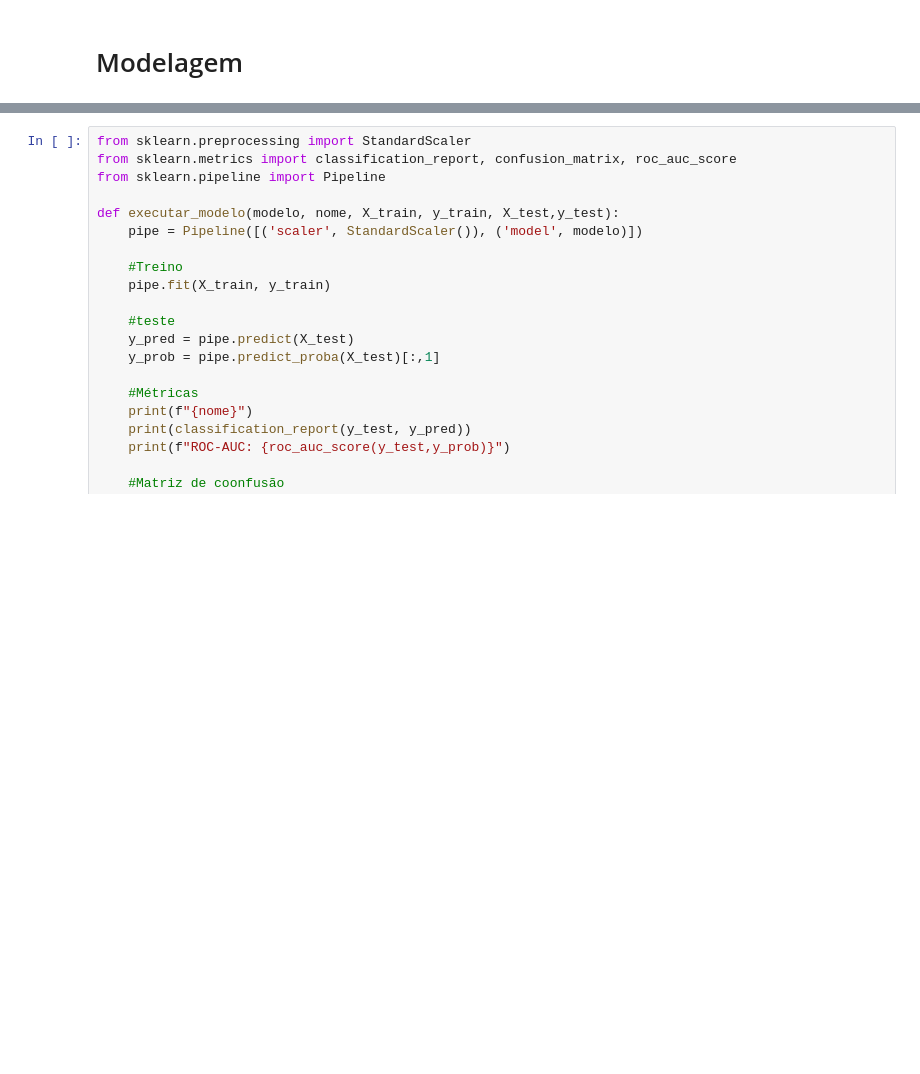
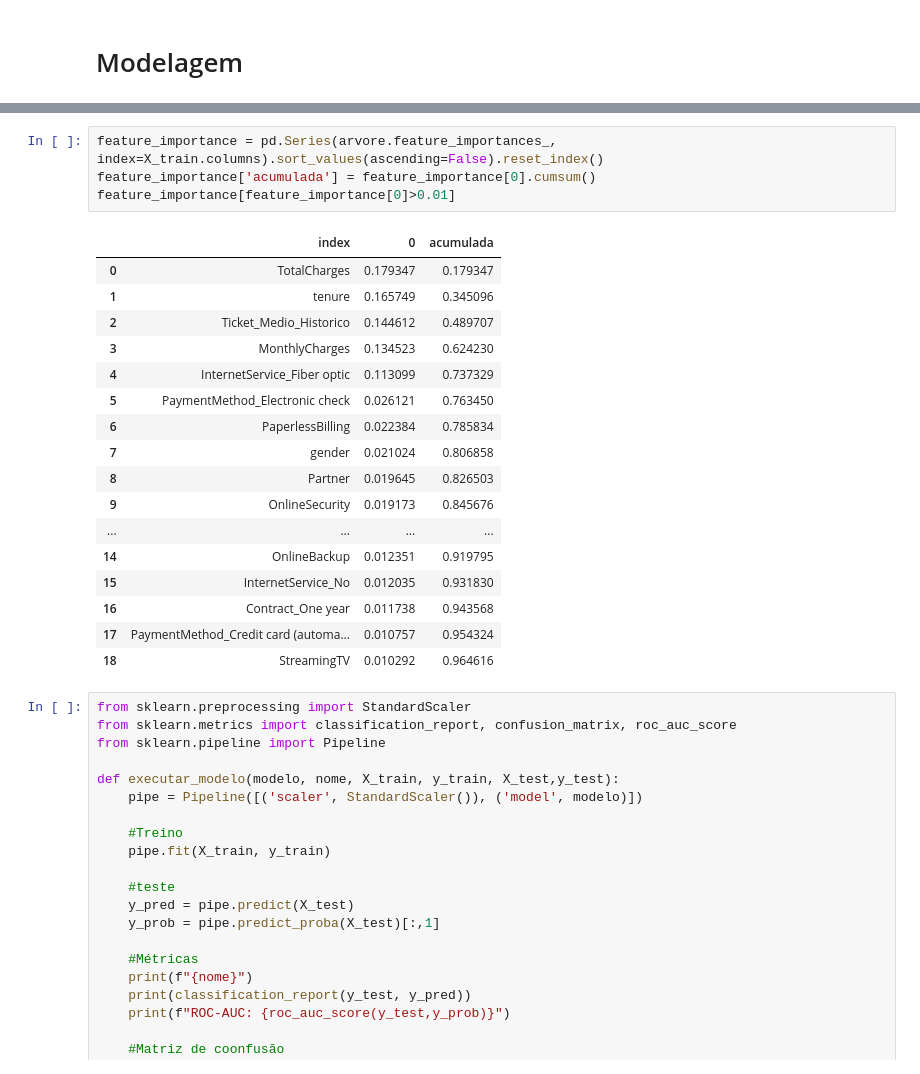
Before and after one commit to xmillena/Customer-Churn-predict, a Jupyter notebook: customer-churn-com-impacto-de-neg-cio (2).ipynb, the cells around one changed output, grey strips where cells are left out. Saved outputs shown, nothing was run; the diff lists cells and outputs as text; blank space fills up the shorter version.

```diff
--- a/customer-churn-com-impacto-de-neg-cio (2).ipynb
+++ b/customer-churn-com-impacto-de-neg-cio (2).ipynb
@@ -287,3 +334,25 @@ Treino: (4930, 27), Teste: (2113, 27)
+# %%
+feature_importance = pd.Series(arvore.feature_importances_, index=X_train.columns).sort_values(ascending=False).reset_index()
+feature_importance['acumulada'] = feature_importance[0].cumsum()
+feature_importance[feature_importance[0]>0.01]
+# %% [output]
+|  | index | 0 | acumulada |
+| 0 | TotalCharges | 0.179347 | 0.179347 |
+| 1 | tenure | 0.165749 | 0.345096 |
+| 2 | Ticket_Medio_Historico | 0.144612 | 0.489707 |
+| 3 | MonthlyCharges | 0.134523 | 0.624230 |
+| 4 | InternetService_Fiber optic | 0.113099 | 0.737329 |
+| 5 | PaymentMethod_Electronic check | 0.026121 | 0.763450 |
+| 6 | PaperlessBilling | 0.022384 | 0.785834 |
+| 7 | gender | 0.021024 | 0.806858 |
+| 8 | Partner | 0.019645 | 0.826503 |
+| 9 | OnlineSecurity | 0.019173 | 0.845676 |
+| ... | ... | ... | ... |
+| 14 | OnlineBackup | 0.012351 | 0.919795 |
+| 15 | InternetService_No | 0.012035 | 0.931830 |
+| 16 | Contract_One year | 0.011738 | 0.943568 |
+| 17 | PaymentMethod_Credit card (automa... | 0.010757 | 0.954324 |
+| 18 | StreamingTV | 0.010292 | 0.964616 |
 # %%
 from sklearn.preprocessing import StandardScaler
 from sklearn.metrics import classification_report, confusion_matrix, roc_auc_score
```
Also changed, not shown: parts of 16 cells of this notebook.
